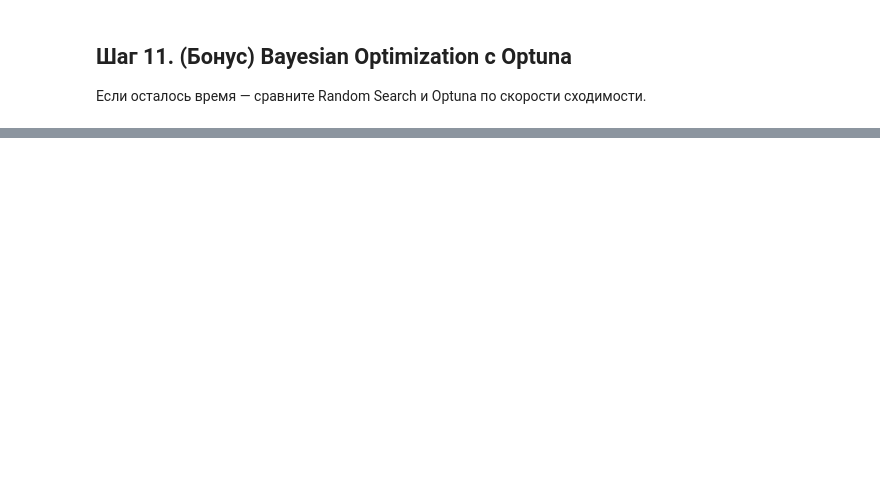
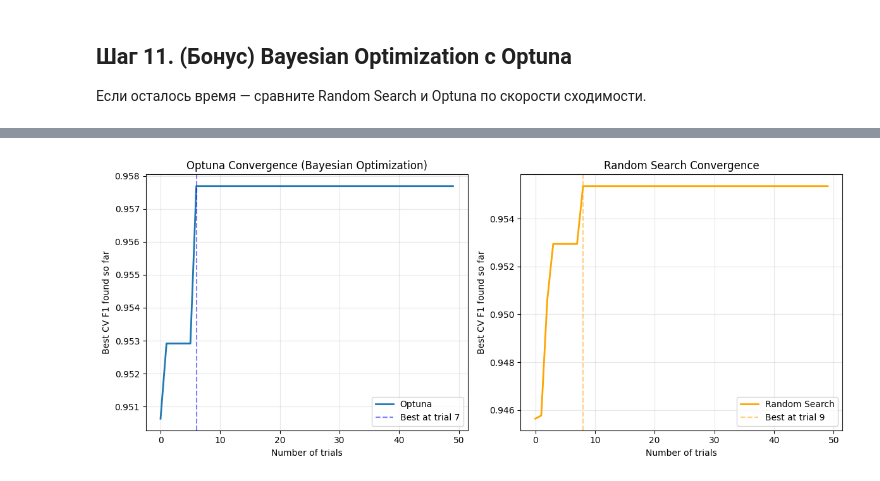
Before and after one commit to N10b1um/FAMCS-ml-course, a Jupyter notebook: hw13_hp_interp/hp_interp_practice_student.ipynb, the cells around one changed output, grey strips where cells are left out. Cells and saved outputs as stored; diff of their text form; code cells hidden in the pictures; blank space fills up the shorter version.

```diff
--- a/hw13_hp_interp/hp_interp_practice_student.ipynb
+++ b/hw13_hp_interp/hp_interp_practice_student.ipynb
@@ -601,0 +655,76 @@ def objective(trial):
+# %%
+import optuna
+optuna.logging.set_verbosity(optuna.logging.WARNING)
+
+# ╔══════════════════════════════════════════════════════════════╗
+# ║  БОНУС: Реализуйте objective-функцию для Optuna              ║
+# ║  Используйте те же параметры, что в Random Search            ║
+# ║  Запустите study.optimize с n_trials=50                      ║
+# ║                                                              ║
+# ║  Постройте график сходимости:                                ║
+# ║  plt.plot(range(n_trials), best_values_over_time)            ║
+# ║  Сравните кривые Optuna и Random Search (если логировали)    ║
+# ╚══════════════════════════════════════════════════════════════╝
+
+def objective(trial):
+    n_estimators = trial.suggest_int("n_estimators", 50, 500)
+    max_depth = trial.suggest_categorical("max_depth", [None] + list(range(2, 20)))
+    min_samples_split = trial.suggest_int("min_samples_split", 2, 20)
+    max_features = trial.suggest_categorical("max_features", ['sqrt', 'log2', 0.5])
+
+    rf = RandomForestClassifier(
+        n_estimators=n_estimators,
+        max_depth=max_depth,
+        min_samples_split=min_samples_split,
+        max_features=max_features,
+        random_state=42,
+        n_jobs=-1
+    )
+
+    scores = cross_val_score(rf, X_train, y_train, cv=5, scoring='f1_macro')
+    return scores.mean()
+
+study = optuna.create_study(direction='maximize', sampler=optuna.samplers.TPESampler(seed=42))
+study.optimize(objective, n_trials=50, show_progress_bar=False)
+
+optuna_best_values = [max([t.value for t in study.trials[:i+1] if t.value is not None]) for i in range(len(study.trials))]
+optuna_best_trial = next(i for i, v in enumerate(optuna_best_values) if v == study.best_value) + 1
+
+rf_trials_scores = [max(rf_random_search.cv_results_['mean_test_score'][:i+1]) for i in range(len(rf_random_search.cv_results_['mean_test_score']))]
+rf_best_trial = next(i for i, v in enumerate(rf_trials_scores) if v == max(rf_trials_scores)) + 1
+
+print(f"Optuna нашла лучшее за {optuna_best_trial} trials: {study.best_value:.4f}")
+print(f"Random Search нашла лучшее за {rf_best_trial} trials: {max(rf_random_search.cv_results_['mean_test_score']):.4f}")
+print(f"\nЛучшие параметры Optuna: {study.best_params}")
+
+plt.figure(figsize=(12, 5))
+
+plt.subplot(1, 2, 1)
+plt.plot(optuna_best_values, label='Optuna', linewidth=2)
+plt.axvline(x=optuna_best_trial-1, color='blue', linestyle='--', alpha=0.5, label=f'Best at trial {optuna_best_trial}')
+plt.xlabel('Number of trials')
+plt.ylabel('Best CV F1 found so far')
+plt.title('Optuna Convergence (Bayesian Optimization)')
+plt.grid(True, alpha=0.3)
+plt.legend()
+
+plt.subplot(1, 2, 2)
+plt.plot(rf_trials_scores, label='Random Search', linewidth=2, color='orange')
+plt.axvline(x=rf_best_trial-1, color='orange', linestyle='--', alpha=0.5, label=f'Best at trial {rf_best_trial}')
+plt.xlabel('Number of trials')
+plt.ylabel('Best CV F1 found so far')
+plt.title('Random Search Convergence')
+plt.grid(True, alpha=0.3)
+plt.legend()
+
+plt.tight_layout()
+plt.show()
+
+print("\n" + "="*60)
+print("СРАВНЕНИЕ:")
+print("="*60)
+print(f"Optuna нашла оптимум на trial {optuna_best_trial} из 50: {study.best_value:.4f}")
+print(f"Random Search нашла оптимум на trial {rf_best_trial} из 50: {max(rf_random_search.cv_results_['mean_test_score']):.4f}")
+print("\nВывод: Optuna использует Байесовскую оптимизацию для более эффективного")
+print("поиска, часто находя хорошие решения быстрее, чем случайный поиск.")
+# %% [output]
@@ -601,0 +735 @@ def objective(trial):
+[figure, added]
```
Also changed, not shown: parts of 11 cells of this notebook.
